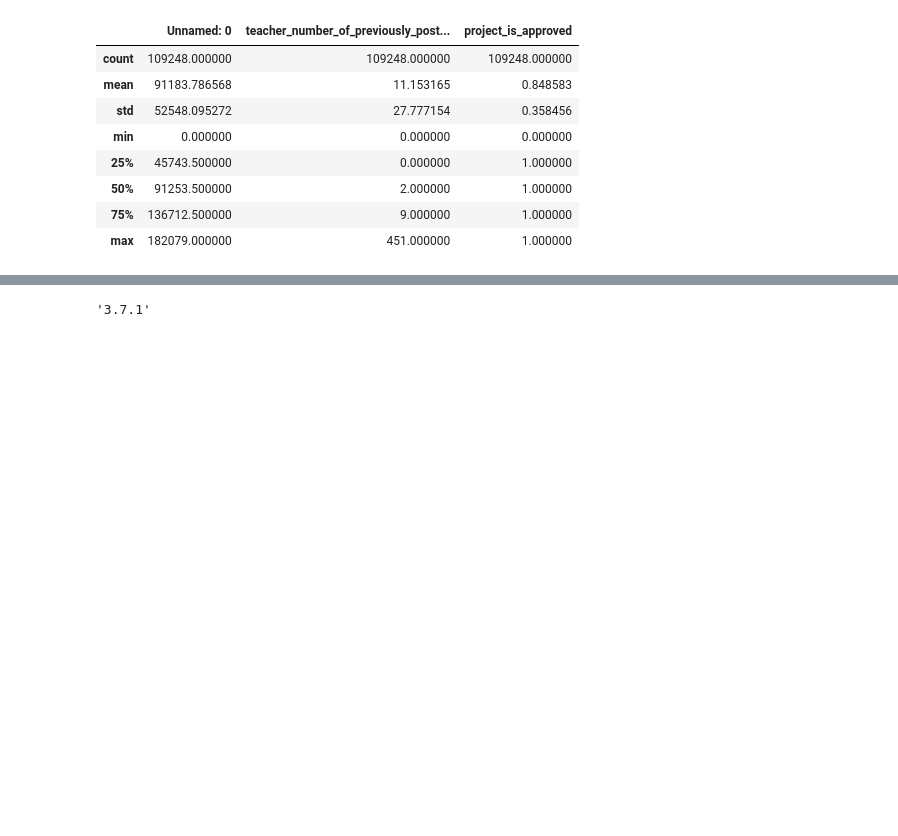
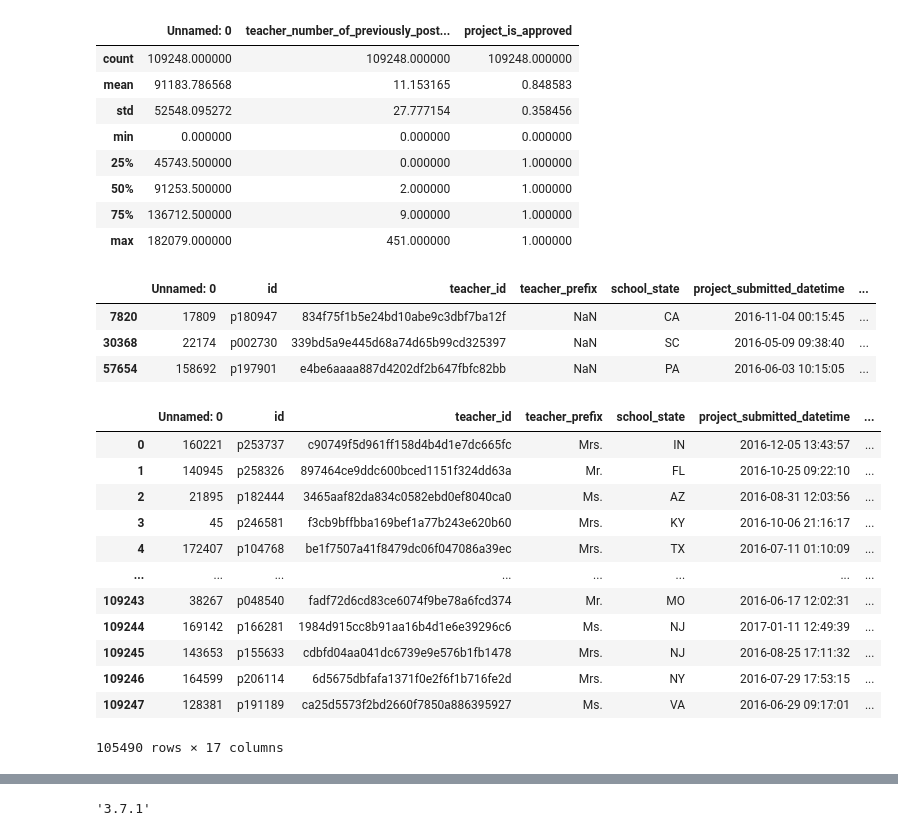
Before and after one commit to arutraj/ML_Basics, a Jupyter notebook: PythonBasics.ipynb, the cells around one changed output, grey strips where cells are left out. Cells and saved outputs as stored; diff of their text form; code cells hidden in the pictures; blank space fills up the shorter version.

```diff
--- a/PythonBasics.ipynb
+++ b/PythonBasics.ipynb
@@ -193,3 +198,26 @@ dc_train_data.describe()
 | 50% | 91253.500000 | 2.000000 | 1.000000 |
 | 75% | 136712.500000 | 9.000000 | 1.000000 |
 | max | 182079.000000 | 451.000000 | 1.000000 |
+# %%
+dc_train_data.loc[dc_train_data.teacher_prefix.isna() ==True]
+# %% [output]
+|  | Unnamed: 0 | id | teacher_id | teacher_prefix | school_state | project_submitted_datetime | ... |
+| 7820 | 17809 | p180947 | 834f75f1b5e24bd10abe9c3dbf7ba12f | NaN | CA | 2016-11-04 00:15:45 | ... |
+| 30368 | 22174 | p002730 | 339bd5a9e445d68a74d65b99cd325397 | NaN | SC | 2016-05-09 09:38:40 | ... |
+| 57654 | 158692 | p197901 | e4be6aaaa887d4202df2b647fbfc82bb | NaN | PA | 2016-06-03 10:15:05 | ... |
+# %%
+dc_train_data.loc[dc_train_data.project_essay_3.isna() ==True]
+# %% [output]
+|  | Unnamed: 0 | id | teacher_id | teacher_prefix | school_state | project_submitted_datetime | ... |
+| 0 | 160221 | p253737 | c90749f5d961ff158d4b4d1e7dc665fc | Mrs. | IN | 2016-12-05 13:43:57 | ... |
+| 1 | 140945 | p258326 | 897464ce9ddc600bced1151f324dd63a | Mr. | FL | 2016-10-25 09:22:10 | ... |
+| 2 | 21895 | p182444 | 3465aaf82da834c0582ebd0ef8040ca0 | Ms. | AZ | 2016-08-31 12:03:56 | ... |
+| 3 | 45 | p246581 | f3cb9bffbba169bef1a77b243e620b60 | Mrs. | KY | 2016-10-06 21:16:17 | ... |
+| 4 | 172407 | p104768 | be1f7507a41f8479dc06f047086a39ec | Mrs. | TX | 2016-07-11 01:10:09 | ... |
+| ... | ... | ... | ... | ... | ... | ... | ... |
+| 109243 | 38267 | p048540 | fadf72d6cd83ce6074f9be78a6fcd374 | Mr. | MO | 2016-06-17 12:02:31 | ... |
+| 109244 | 169142 | p166281 | 1984d915cc8b91aa16b4d1e6e39296c6 | Ms. | NJ | 2017-01-11 12:49:39 | ... |
+| 109245 | 143653 | p155633 | cdbfd04aa041dc6739e9e576b1fb1478 | Mrs. | NJ | 2016-08-25 17:11:32 | ... |
+| 109246 | 164599 | p206114 | 6d5675dbfafa1371f0e2f6f1b716fe2d | Mrs. | NY | 2016-07-29 17:53:15 | ... |
+| 109247 | 128381 | p191189 | ca25d5573f2bd2660f7850a886395927 | Ms. | VA | 2016-06-29 09:17:01 | ... |
+105490 rows × 17 columns
```
Also changed, not shown: parts of 6 cells of this notebook.
